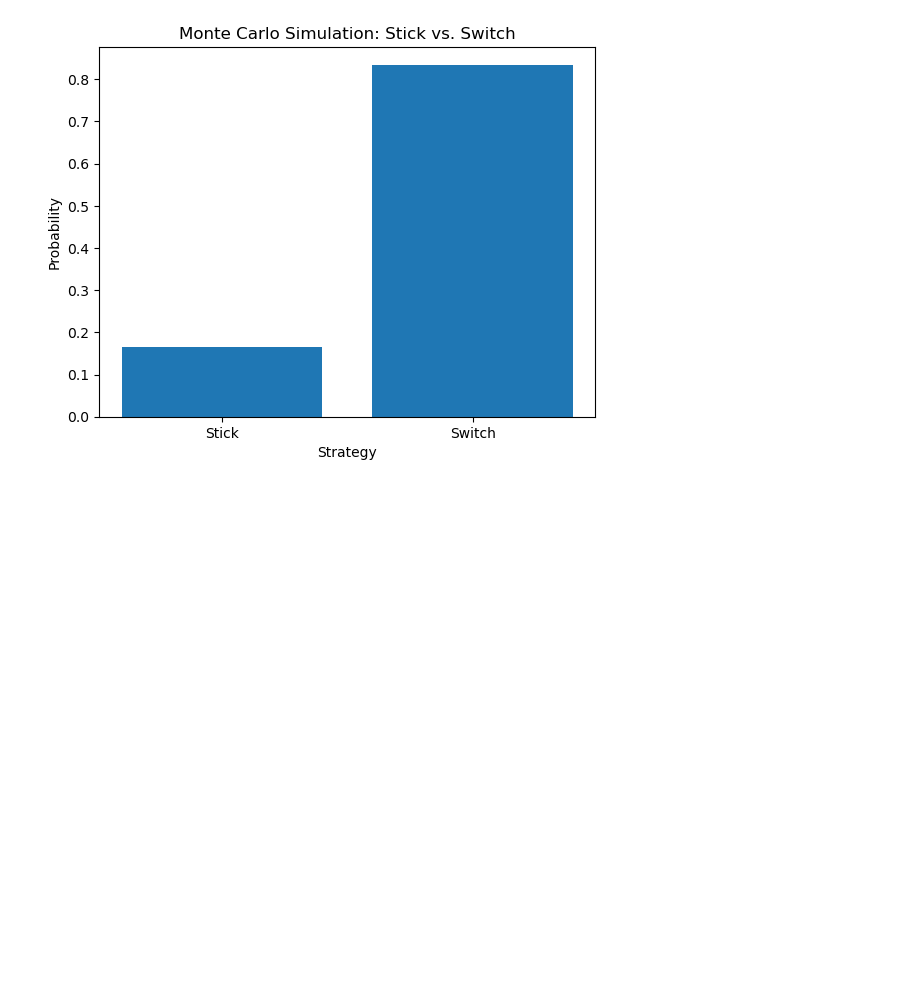
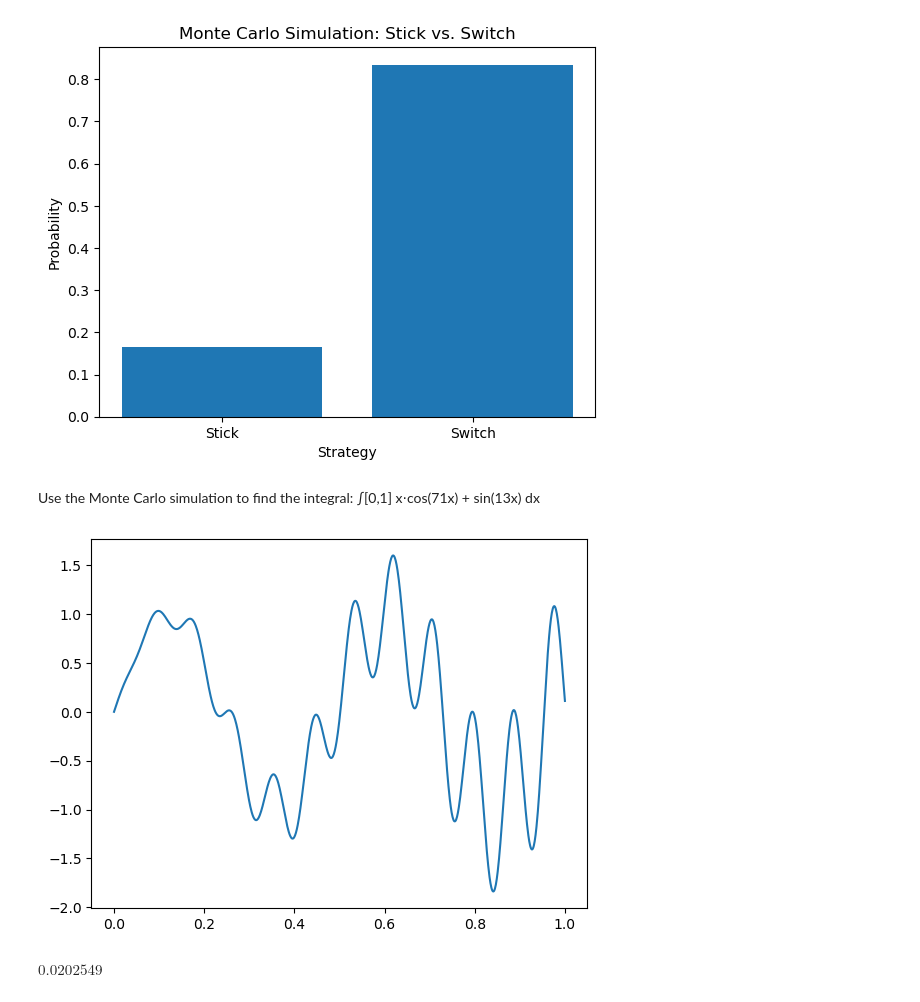
Before and after one commit to Cvio/6647, a Jupyter notebook: Week4/HW4/CS6647_HW4.ipynb, the cells around one changed output. Cells and saved outputs as stored; diff of their text form; code cells hidden in the pictures; blank space fills up the shorter version.

```diff
--- a/Week4/HW4/CS6647_HW4.ipynb
+++ b/Week4/HW4/CS6647_HW4.ipynb
@@ -66,3 +66,26 @@ plt.title("Monte Carlo Simulation: Stick vs. Switch")
 plt.show()
 # %% [output]
 [figure]
+# %% [markdown]
+Use the Monte Carlo simulation to find the integral:
+∫[0,1] x⋅cos(71x) + sin(13x) dx
+# %%
+from scipy.integrate import quad
+
+# ∫[0,1] x⋅cos(71x) + sin(13x) dx
+def f(x):
+    return x*np.cos(71*x) + np.sin(13*x)
+# %%
+x = np.linspace(0, 1, 1000)
+plt.plot(x, f(x))
+pass
+# %% [output]
+[figure, added]
+# %%
+from sympy import sin, cos, symbols, integrate
+
+# ∫[0,1] x⋅cos(71x) + sin(13x) dx
+x = symbols('x')
+integrate(x*cos(71*x) + sin(13*x), (x, 0, 1)).evalf(6)
+# %% [output]
+$\displaystyle 0.0202549$
```
Also changed, not shown: parts of 4 cells of this notebook.
